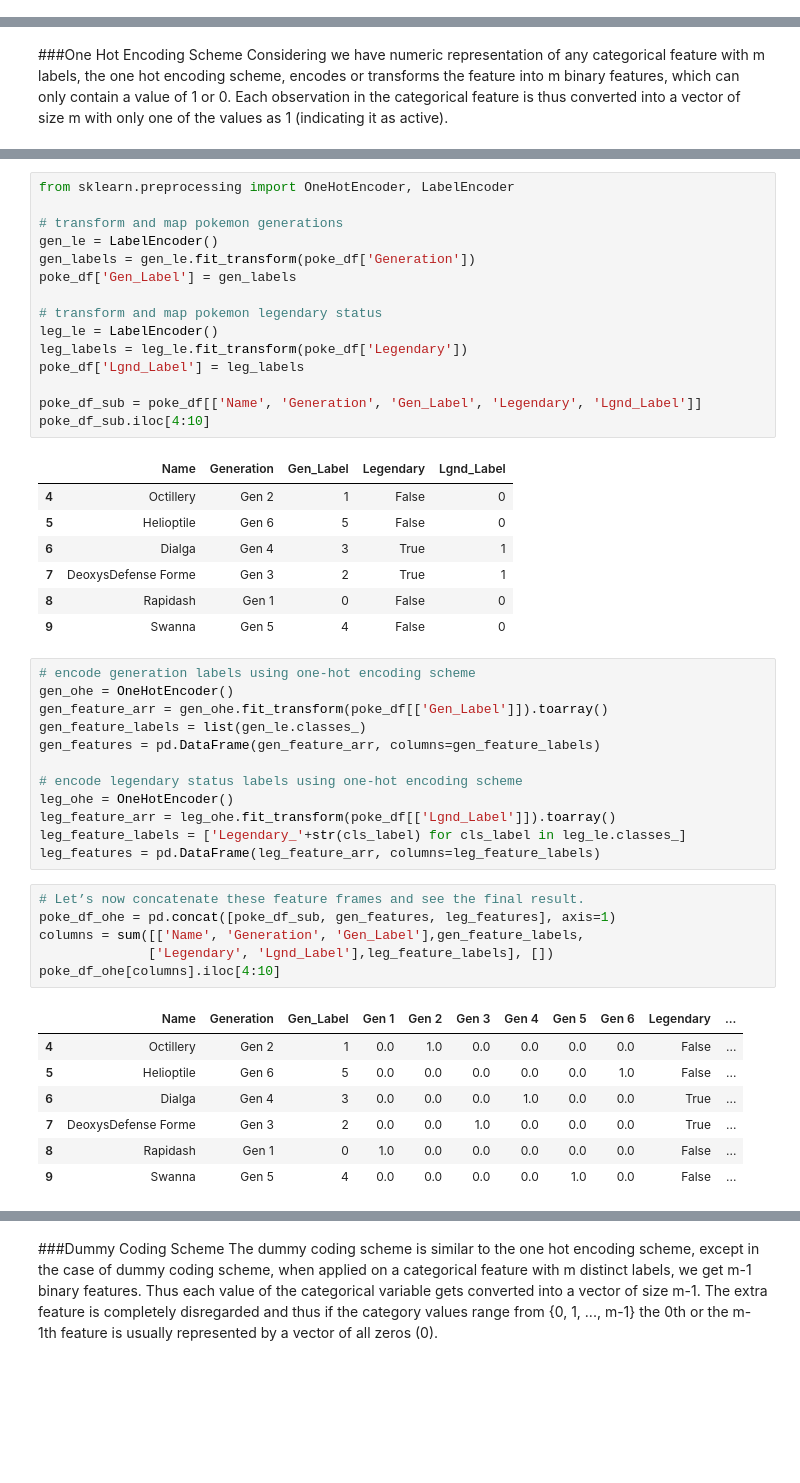
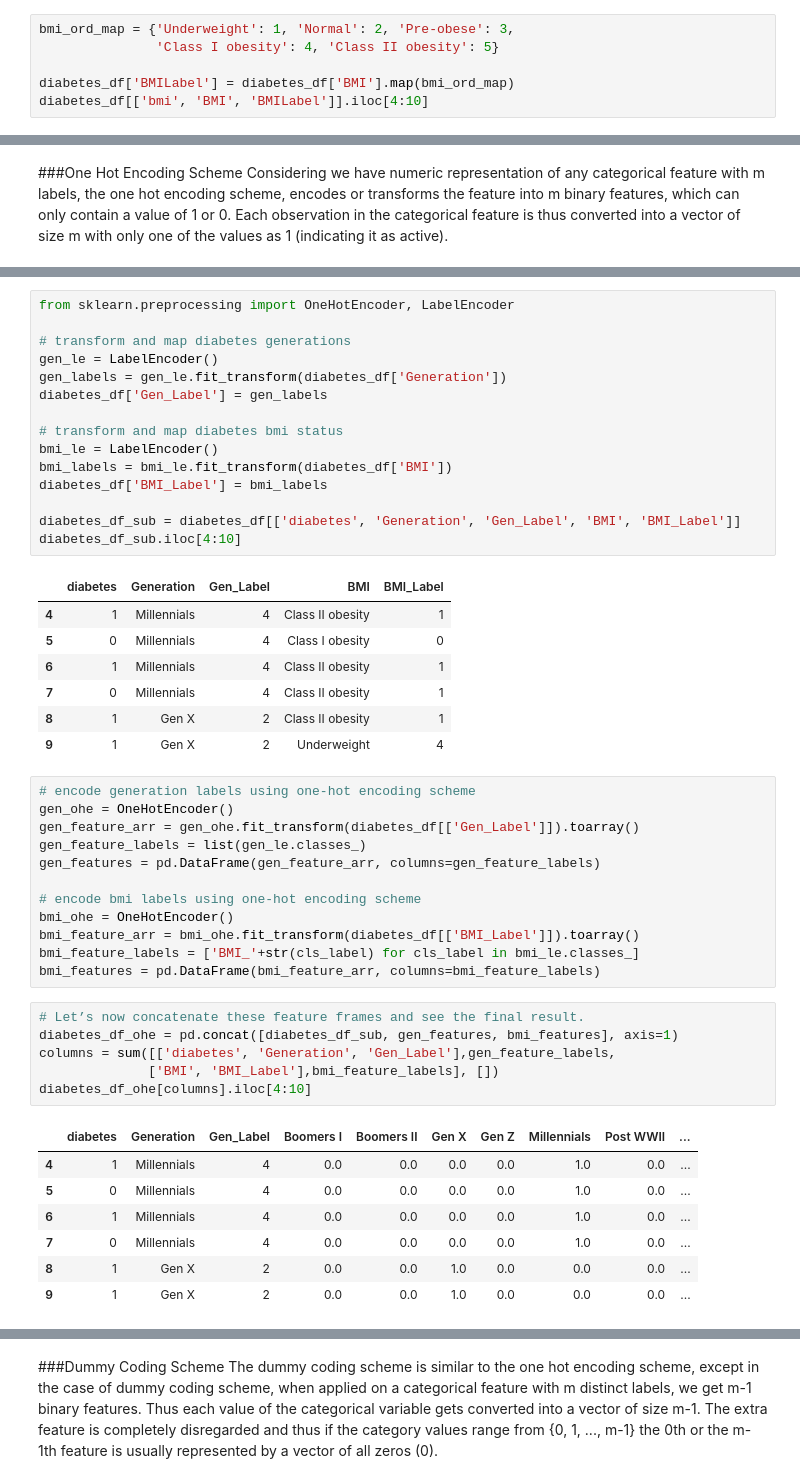
Before and after one commit to udel-cbcb/al_ml_workshop, a Jupyter notebook: Day_3/Exercises/Day_3_Exercise_Feature_Engineering_Solution.ipynb, the cells around one changed output, grey strips where cells are left out. Cells and saved outputs as stored; diff of their text form; blank space fills up the shorter version.

```diff
--- a/Day_3/Exercises/Day_3_Exercise_Feature_Engineering_Solution.ipynb
+++ b/Day_3/Exercises/Day_3_Exercise_Feature_Engineering_Solution.ipynb
@@ -477,0 +525,6 @@ array(['Gen 1', 'Gen 2', 'Gen 3', 'Gen 4', 'Gen 5', 'Gen 6'], dtype=object)
+# %%
+bmi_ord_map = {'Underweight': 1, 'Normal': 2, 'Pre-obese': 3,
+               'Class I obesity': 4, 'Class II obesity': 5}
+
+diabetes_df['BMILabel'] = diabetes_df['BMI'].map(bmi_ord_map)
+diabetes_df[['bmi', 'BMI', 'BMILabel']].iloc[4:10]
@@ -528,51 +575,51 @@ poke_df[['Name', 'Generation', 'Legendary']].iloc[4:10]
 # %%
 from sklearn.preprocessing import OneHotEncoder, LabelEncoder
 
-# transform and map pokemon generations
+# transform and map diabetes generations
 gen_le = LabelEncoder()
-gen_labels = gen_le.fit_transform(poke_df['Generation'])
-poke_df['Gen_Label'] = gen_labels
+gen_labels = gen_le.fit_transform(diabetes_df['Generation'])
+diabetes_df['Gen_Label'] = gen_labels
 
-# transform and map pokemon legendary status
-leg_le = LabelEncoder()
-leg_labels = leg_le.fit_transform(poke_df['Legendary'])
-poke_df['Lgnd_Label'] = leg_labels
+# transform and map diabetes bmi status
+bmi_le = LabelEncoder()
+bmi_labels = bmi_le.fit_transform(diabetes_df['BMI'])
+diabetes_df['BMI_Label'] = bmi_labels
 
-poke_df_sub = poke_df[['Name', 'Generation', 'Gen_Label', 'Legendary', 'Lgnd_Label']]
-poke_df_sub.iloc[4:10]
+diabetes_df_sub = diabetes_df[['diabetes', 'Generation', 'Gen_Label', 'BMI', 'BMI_Label']]
+diabetes_df_sub.iloc[4:10]
 # %% [output]
-|  | Name | Generation | Gen_Label | Legendary | Lgnd_Label |
-| 4 | Octillery | Gen 2 | 1 | False | 0 |
-| 5 | Helioptile | Gen 6 | 5 | False | 0 |
-| 6 | Dialga | Gen 4 | 3 | True | 1 |
-| 7 | DeoxysDefense Forme | Gen 3 | 2 | True | 1 |
-| 8 | Rapidash | Gen 1 | 0 | False | 0 |
-| 9 | Swanna | Gen 5 | 4 | False | 0 |
+|  | diabetes | Generation | Gen_Label | BMI | BMI_Label |
+| 4 | 1 | Millennials | 4 | Class II obesity | 1 |
+| 5 | 0 | Millennials | 4 | Class I obesity | 0 |
+| 6 | 1 | Millennials | 4 | Class II obesity | 1 |
+| 7 | 0 | Millennials | 4 | Class II obesity | 1 |
+| 8 | 1 | Gen X | 2 | Class II obesity | 1 |
+| 9 | 1 | Gen X | 2 | Underweight | 4 |
 # %%
 # encode generation labels using one-hot encoding scheme
 gen_ohe = OneHotEncoder()
-gen_feature_arr = gen_ohe.fit_transform(poke_df[['Gen_Label']]).toarray()
+gen_feature_arr = gen_ohe.fit_transform(diabetes_df[['Gen_Label']]).toarray()
 gen_feature_labels = list(gen_le.classes_)
 gen_features = pd.DataFrame(gen_feature_arr, columns=gen_feature_labels)
 
-# encode legendary status labels using one-hot encoding scheme
-leg_ohe = OneHotEncoder()
-leg_feature_arr = leg_ohe.fit_transform(poke_df[['Lgnd_Label']]).toarray()
-leg_feature_labels = ['Legendary_'+str(cls_label) for cls_label in leg_le.classes_]
-leg_features = pd.DataFrame(leg_feature_arr, columns=leg_feature_labels)
+# encode bmi labels using one-hot encoding scheme
+bmi_ohe = OneHotEncoder()
+bmi_feature_arr = bmi_ohe.fit_transform(diabetes_df[['BMI_Label']]).toarray()
+bmi_feature_labels = ['BMI_'+str(cls_label) for cls_label in bmi_le.classes_]
+bmi_features = pd.DataFrame(bmi_feature_arr, columns=bmi_feature_labels)
 # %%
 # Let’s now concatenate these feature frames and see the final result.
-poke_df_ohe = pd.concat([poke_df_sub, gen_features, leg_features], axis=1)
-columns = sum([['Name', 'Generation', 'Gen_Label'],gen_feature_labels,
-              ['Legendary', 'Lgnd_Label'],leg_feature_labels], [])
-poke_df_ohe[columns].iloc[4:10]
+diabetes_df_ohe = pd.concat([diabetes_df_sub, gen_features, bmi_features], axis=1)
+columns = sum([['diabetes', 'Generation', 'Gen_Label'],gen_feature_labels,
+              ['BMI', 'BMI_Label'],bmi_feature_labels], [])
+diabetes_df_ohe[columns].iloc[4:10]
 # %% [output]
-|  | Name | Generation | Gen_Label | Gen 1 | Gen 2 | Gen 3 | Gen 4 | Gen 5 | Gen 6 | Legendary | ... |
-| 4 | Octillery | Gen 2 | 1 | 0.0 | 1.0 | 0.0 | 0.0 | 0.0 | 0.0 | False | ... |
-| 5 | Helioptile | Gen 6 | 5 | 0.0 | 0.0 | 0.0 | 0.0 | 0.0 | 1.0 | False | ... |
-| 6 | Dialga | Gen 4 | 3 | 0.0 | 0.0 | 0.0 | 1.0 | 0.0 | 0.0 | True | ... |
-| 7 | DeoxysDefense Forme | Gen 3 | 2 | 0.0 | 0.0 | 1.0 | 0.0 | 0.0 | 0.0 | True | ... |
-| 8 | Rapidash | Gen 1 | 0 | 1.0 | 0.0 | 0.0 | 0.0 | 0.0 | 0.0 | False | ... |
-| 9 | Swanna | Gen 5 | 4 | 0.0 | 0.0 | 0.0 | 0.0 | 1.0 | 0.0 | False | ... |
+|  | diabetes | Generation | Gen_Label | Boomers I | Boomers II | Gen X | Gen Z | Millennials | Post WWII | ... |
+| 4 | 1 | Millennials | 4 | 0.0 | 0.0 | 0.0 | 0.0 | 1.0 | 0.0 | ... |
+| 5 | 0 | Millennials | 4 | 0.0 | 0.0 | 0.0 | 0.0 | 1.0 | 0.0 | ... |
+| 6 | 1 | Millennials | 4 | 0.0 | 0.0 | 0.0 | 0.0 | 1.0 | 0.0 | ... |
+| 7 | 0 | Millennials | 4 | 0.0 | 0.0 | 0.0 | 0.0 | 1.0 | 0.0 | ... |
+| 8 | 1 | Gen X | 2 | 0.0 | 0.0 | 1.0 | 0.0 | 0.0 | 0.0 | ... |
+| 9 | 1 | Gen X | 2 | 0.0 | 0.0 | 1.0 | 0.0 | 0.0 | 0.0 | ... |
 # %% [markdown]
 We can clearly see the new one hot encoded features
```
Also changed, not shown: parts of 25 cells of this notebook, 1 other file.
